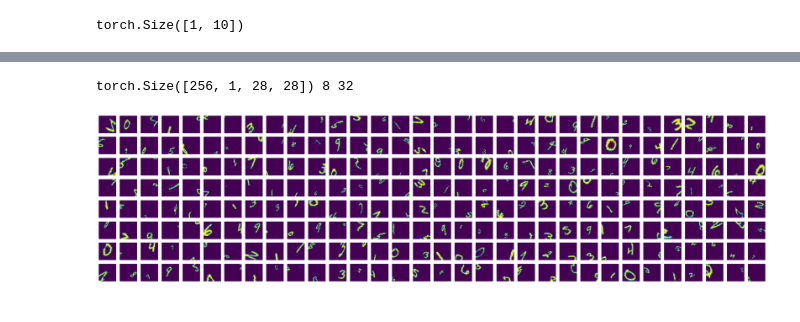
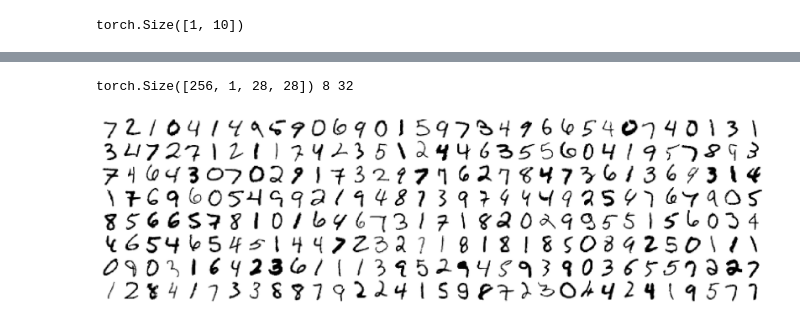
Before and after one commit to QuwsarOhi/mnist-web, a Jupyter notebook: notebooks/model.ipynb, the cells around one changed output, grey strips where cells are left out. Cells and saved outputs as stored; diff of their text form; code cells hidden in the pictures.

Commit message:
generated images

```diff
--- a/notebooks/model.ipynb
+++ b/notebooks/model.ipynb
@@ -218,26 +214,28 @@ KeyboardInterrupt:
 # %%
 import matplotlib.pyplot as plt
 
 def plot_grid(batch_image):
     n_plots = batch_image.shape[0]
     rows = 8
     cols = n_plots // rows
     plt.figure(figsize=(cols, rows))
     print(batch_image.shape, rows, cols)
 
     for i, img in enumerate(batch_image):
+        # img = 255 - img
         plt.subplot(rows, cols, i+1)
-        plt.imshow(img.permute(1, 2, 0).cpu().numpy())
+        plt.imshow(img.permute(1, 2, 0).cpu().numpy(), cmap="Greys",
+                   interpolation="nearest")
         plt.axis('off')
 
-    #plt.subplots_adjust(wspace=-.8, hspace=0)
+    plt.subplots_adjust(wspace=-.8, hspace=0)
     plt.show()
 
-for x, y in train_loader:
+for x, y in test_loader:
     a = x
     break
 
 plot_grid(a)
 # %% [output]
 torch.Size([256, 1, 28, 28]) 8 32
-[figure, old version]
+[figure, new version]
```
Also changed, not shown: parts of 1 cell of this notebook, 2 other files.
